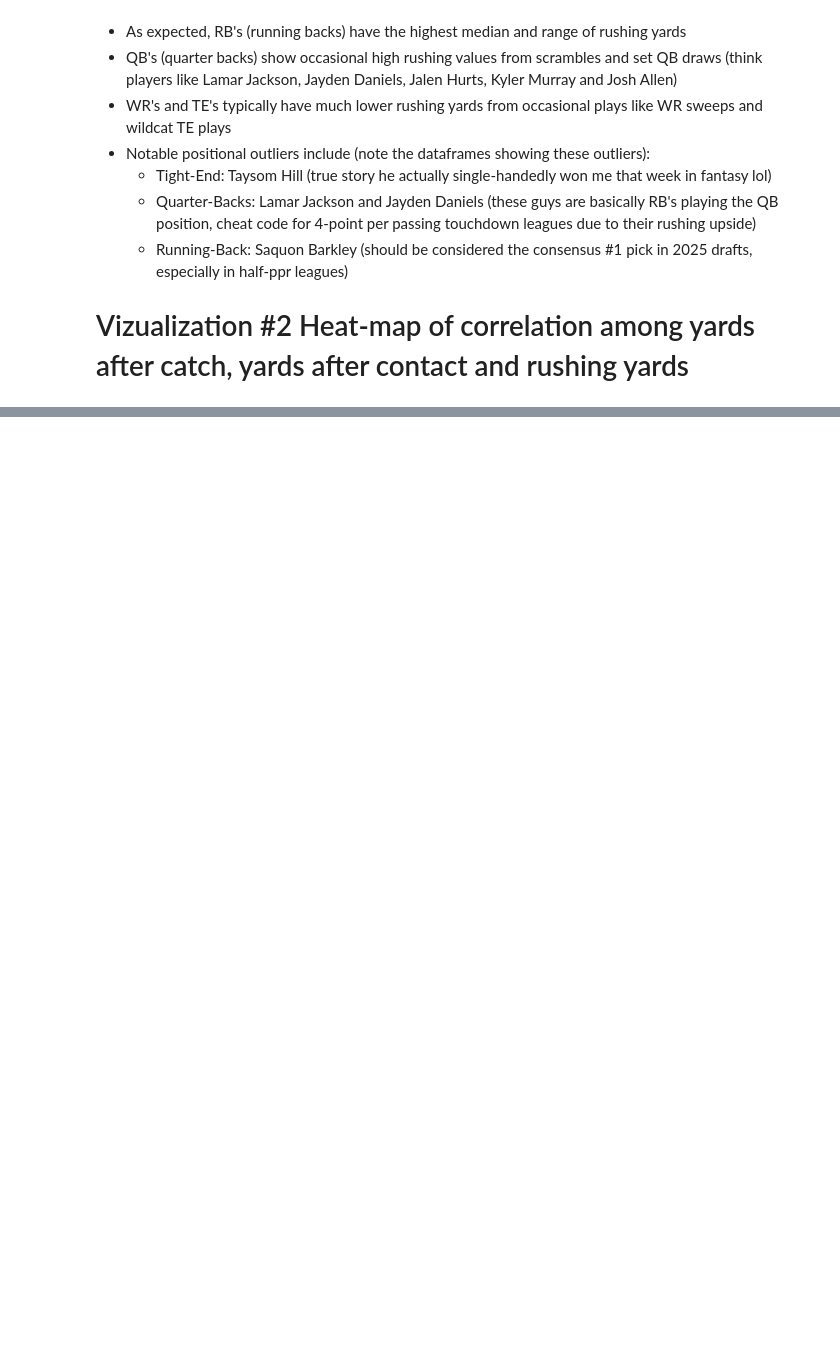
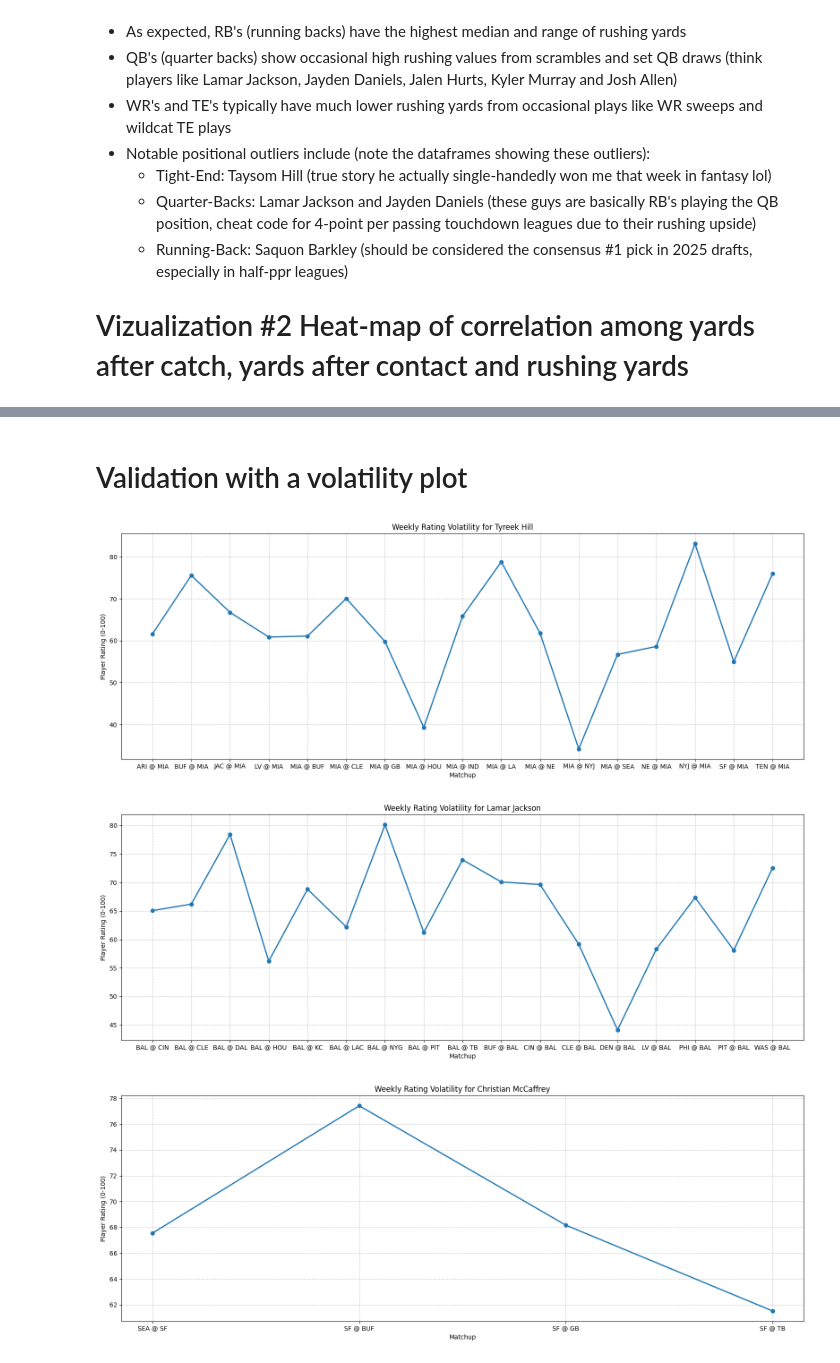
Before and after one commit to Jhonyel/Technical-Interview-Football, a Jupyter notebook: TechnicalFantasyAnalysis.ipynb, the cells around one changed output, grey strips where cells are left out. Saved outputs shown, nothing was run; the diff lists cells and outputs as text; code cells hidden in the pictures; blank space fills up the shorter version.

```diff
--- a/TechnicalFantasyAnalysis.ipynb
+++ b/TechnicalFantasyAnalysis.ipynb
@@ -486,0 +510,23 @@ display(df_scores)
+# %% [markdown]
+# Validation with a volatility plot
+# %%
+# Volatility plot for a specific player
+def plot_player_volatility(df, player_name):
+    player_data = df[df['player_name'] == player_name].sort_values('title')
+
+    plt.figure(figsize=(16, 6))
+    plt.plot(player_data['title'], player_data['player_rating'], 'o-', linewidth=2)
+    plt.title(f'Weekly Rating Volatility for {player_name}')
+    plt.xlabel('Matchup')
+    plt.ylabel('Player Rating (0-100)')
+    plt.grid(True, linestyle='--', alpha=0.7)
+    plt.tight_layout()
+    plt.show()
+
+plot_player_volatility(df_scores, "Tyreek Hill")
+plot_player_volatility(df_scores, "Lamar Jackson")
+plot_player_volatility(df_scores, 'Christian McCaffrey')
+# %% [output]
+[figure, added]
+[figure, added]
+[figure, added]
```
Also changed, not shown: parts of 4 cells of this notebook.
